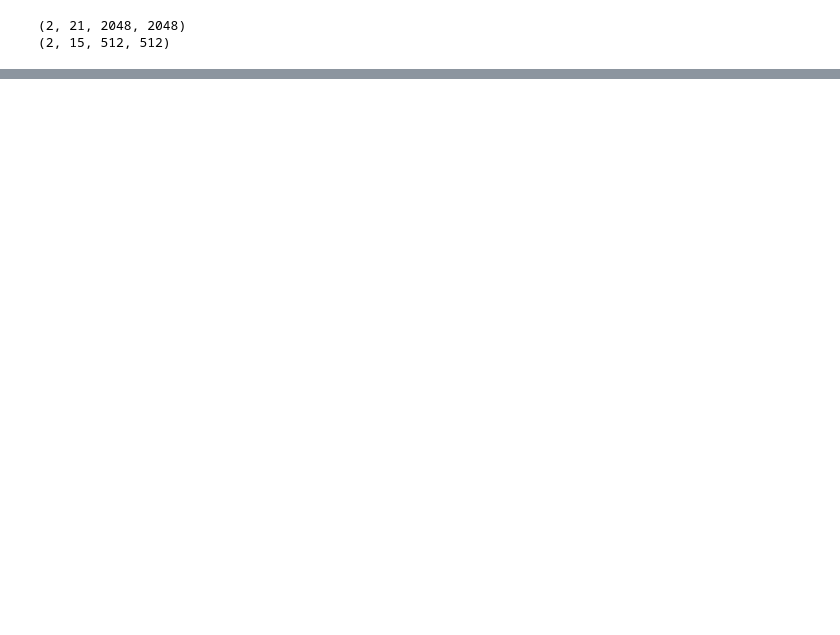
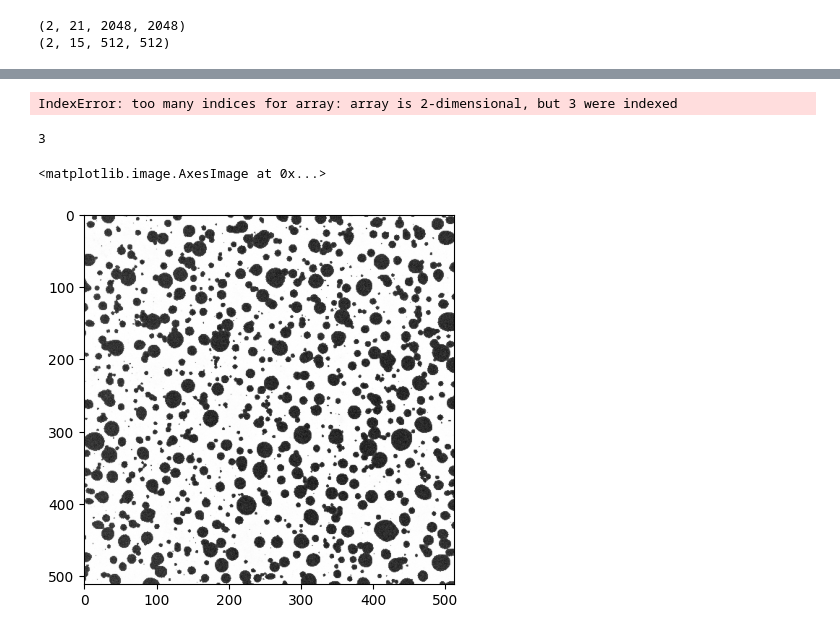
Before and after one commit to Gladfelter-Lab/condensate-analysis, a Jupyter notebook: notebooks/tmp_dev.ipynb, the cells around one changed output, grey strips where cells are left out. Saved outputs shown, nothing was run; the diff lists cells and outputs as text; code cells hidden in the pictures; blank space fills up the shorter version.

```diff
--- a/notebooks/tmp_dev.ipynb
+++ b/notebooks/tmp_dev.ipynb
@@ -55,0 +46,18 @@ np.median(img)
+# %%
+from skimage.color import label2rgb
+import numpy as np
+image_label_overlay = label2rgb(np.max(masked[:,:,:], axis=(0)), bg_label=0)
+
+fig, ax = plt.subplots(figsize=(10, 6))
+ax.imshow(image_label_overlay)
+# %% [output]
+IndexError: too many indices for array: array is 2-dimensional, but 3 were indexed
+# %%
+len(masked.shape)
+# %% [output]
+3
+# %%
+plt.imshow(img[0,7]+a*60, cmap="Greys")
+# %% [output]
+<matplotlib.image.AxesImage at 0x...>
+[figure, added]
```
Also changed, not shown: parts of 9 cells of this notebook.
